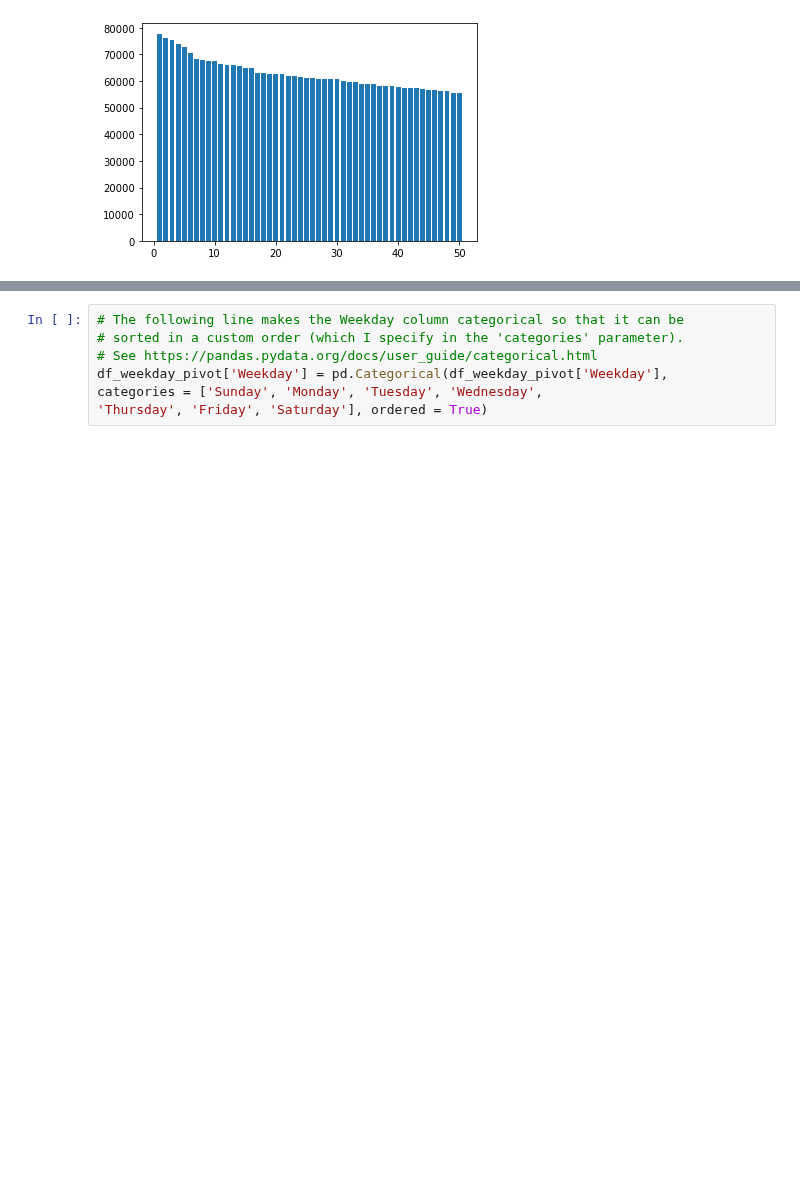
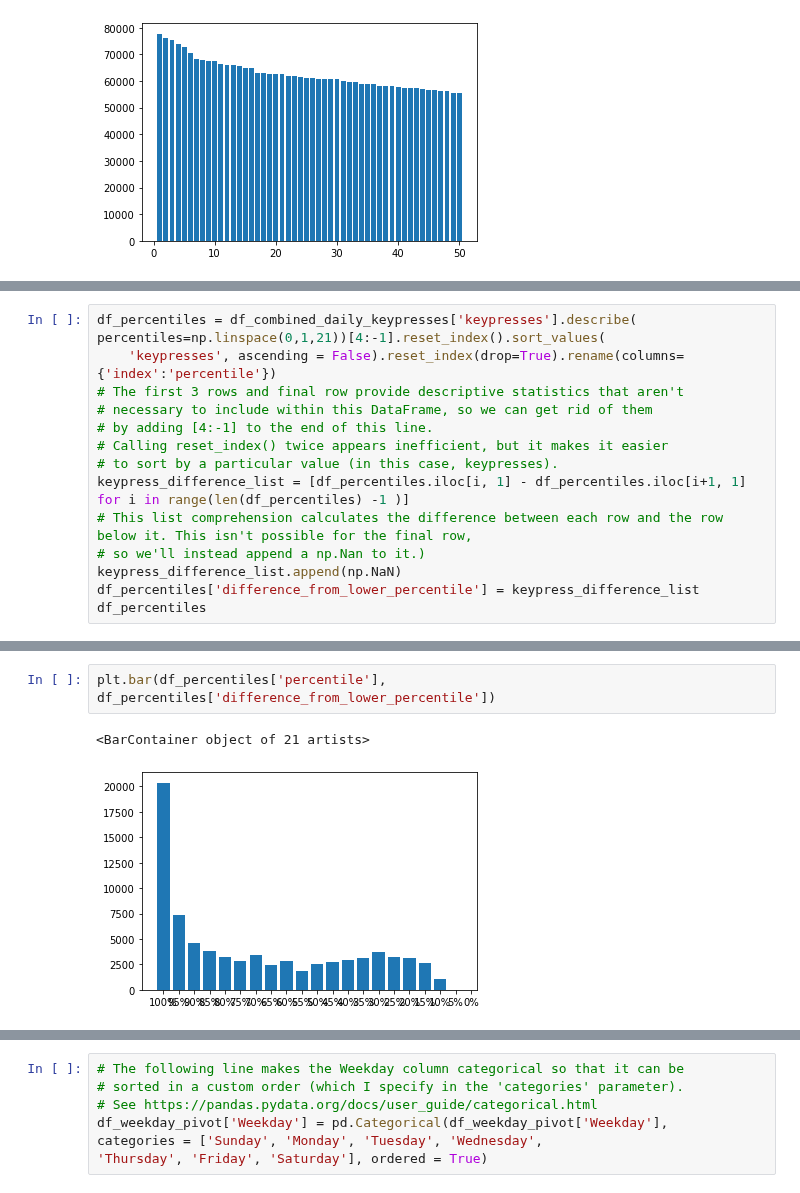
Before and after one commit to kburchfiel/fitbit_steps_and_whatpulse_keypresses_comparison, a Jupyter notebook: whatpulse_viewer_v2.ipynb, the cells around one changed output, grey strips where cells are left out. Cells and saved outputs as stored; diff of their text form; blank space fills up the shorter version.

```diff
--- a/whatpulse_viewer_v2.ipynb
+++ b/whatpulse_viewer_v2.ipynb
@@ -274,0 +266,15 @@ Name: keypresses, dtype: float64
+# %%
+df_percentiles = df_combined_daily_keypresses['keypresses'].describe(
+percentiles=np.linspace(0,1,21))[4:-1].reset_index().sort_values(
+    'keypresses', ascending = False).reset_index(drop=True).rename(columns={'index':'percentile'})
+# The first 3 rows and final row provide descriptive statistics that aren't
+# necessary to include within this DataFrame, so we can get rid of them
+# by adding [4:-1] to the end of this line.
+# Calling reset_index() twice appears inefficient, but it makes it easier
+# to sort by a particular value (in this case, keypresses).
+keypress_difference_list = [df_percentiles.iloc[i, 1] - df_percentiles.iloc[i+1, 1] for i in range(len(df_percentiles) -1 )]
+# This list comprehension calculates the difference between each row and the row below it. This isn't possible for the final row,
+# so we'll instead append a np.Nan to it.)
+keypress_difference_list.append(np.NaN)
+df_percentiles['difference_from_lower_percentile'] = keypress_difference_list
+df_percentiles
@@ -275,3 +299,8 @@ Name: keypresses, dtype: float64
+# %%
+plt.bar(df_percentiles['percentile'], df_percentiles['difference_from_lower_percentile'])
+# %% [output]
+<BarContainer object of 21 artists>
+[figure, added]
 # %%
 plt.hist(df_combined_daily_keypresses['keypresses'], bins = 40)
 plt.xlabel('Keypresses')
```
Also changed, not shown: parts of 32 cells of this notebook, 4 other files.
